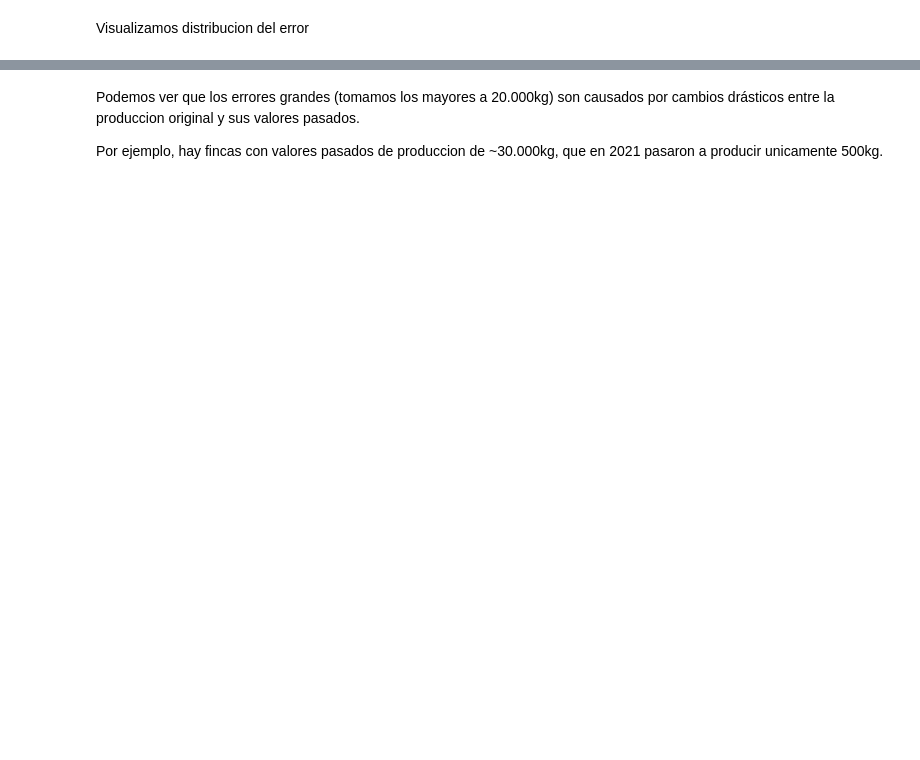
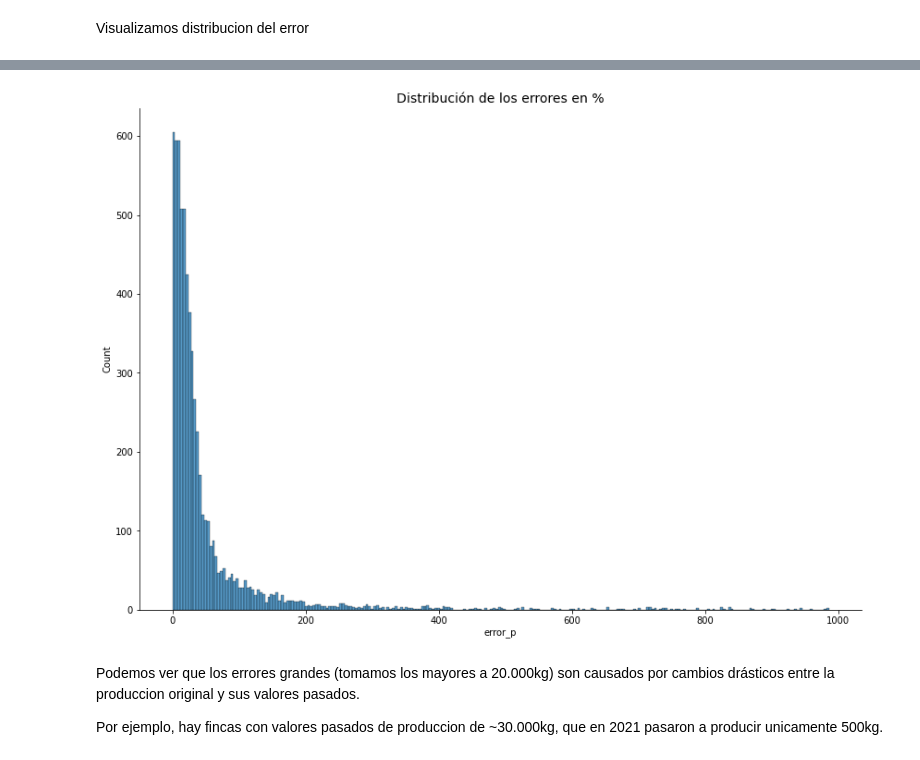
Before and after one commit to vitostamatti/datathon-cajamar-malbecs, a Jupyter notebook: notebooks/03-Modelizacion-responsable.ipynb, the cells around one changed output, grey strips where cells are left out. Drawn from its saved outputs; the diff is of its cells as text; code cells hidden in the pictures; blank space fills up the shorter version.

```diff
--- a/notebooks/03-Modelizacion-responsable.ipynb
+++ b/notebooks/03-Modelizacion-responsable.ipynb
@@ -211,3 +268,9 @@ plt.show()
+# %%
+sns.displot(df_errores[df_errores.error_p < 1000].error_p, height=8.27, aspect=11.7/8.27)
+plt.title('Distribución de los errores en %', fontsize=14)
+plt.show()
+# %% [output]
+[figure, added]
 # %% [markdown]
 Podemos ver que los errores grandes (tomamos los mayores a 20.000kg) son causados por cambios drásticos entre la produccion original y sus valores pasados.
 
```
Also changed, not shown: parts of 15 cells of this notebook.
